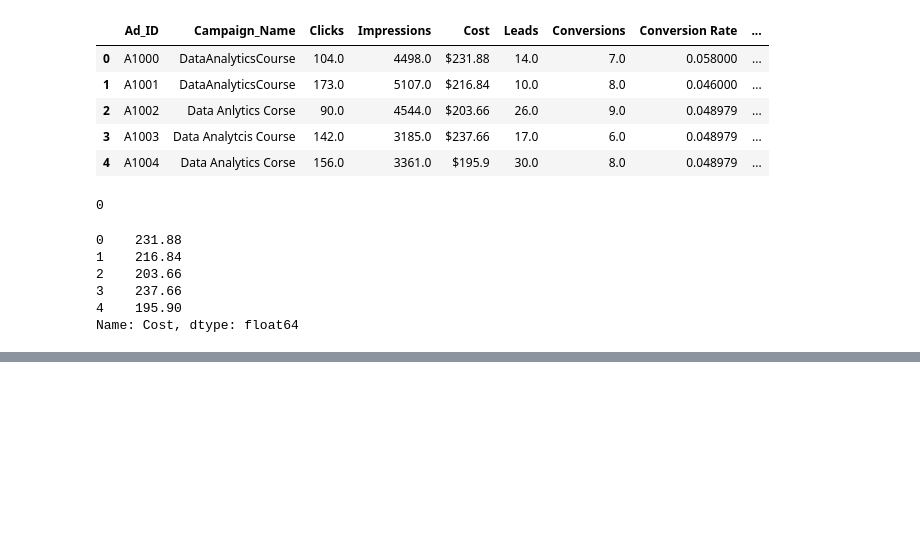
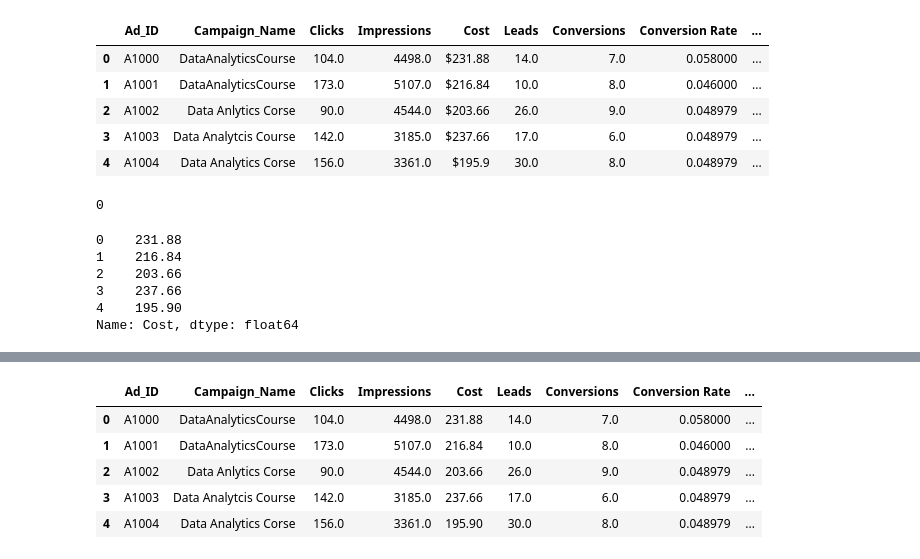
Before and after one commit to CodeRei067/data-science-3, a Jupyter notebook: Notebooks/clean.ipynb, the cells around one changed output, grey strips where cells are left out. Cells and saved outputs as stored; diff of their text form; code cells hidden in the pictures; blank space fills up the shorter version.

Commit message:
Data Science 3

```diff
--- a/Notebooks/clean.ipynb
+++ b/Notebooks/clean.ipynb
@@ -334,0 +352,10 @@ Name: Cost, dtype: float64
+# %%
+df["Impressions"]
+df.head()
+# %% [output]
+|  | Ad_ID | Campaign_Name | Clicks | Impressions | Cost | Leads | Conversions | Conversion Rate | ... |
+| 0 | A1000 | DataAnalyticsCourse | 104.0 | 4498.0 | 231.88 | 14.0 | 7.0 | 0.058000 | ... |
+| 1 | A1001 | DataAnalyticsCourse | 173.0 | 5107.0 | 216.84 | 10.0 | 8.0 | 0.046000 | ... |
+| 2 | A1002 | Data Anlytics Corse | 90.0 | 4544.0 | 203.66 | 26.0 | 9.0 | 0.048979 | ... |
+| 3 | A1003 | Data Analytcis Course | 142.0 | 3185.0 | 237.66 | 17.0 | 6.0 | 0.048979 | ... |
+| 4 | A1004 | Data Analytics Corse | 156.0 | 3361.0 | 195.90 | 30.0 | 8.0 | 0.048979 | ... |
```
Also changed, not shown: parts of 5 cells of this notebook.
